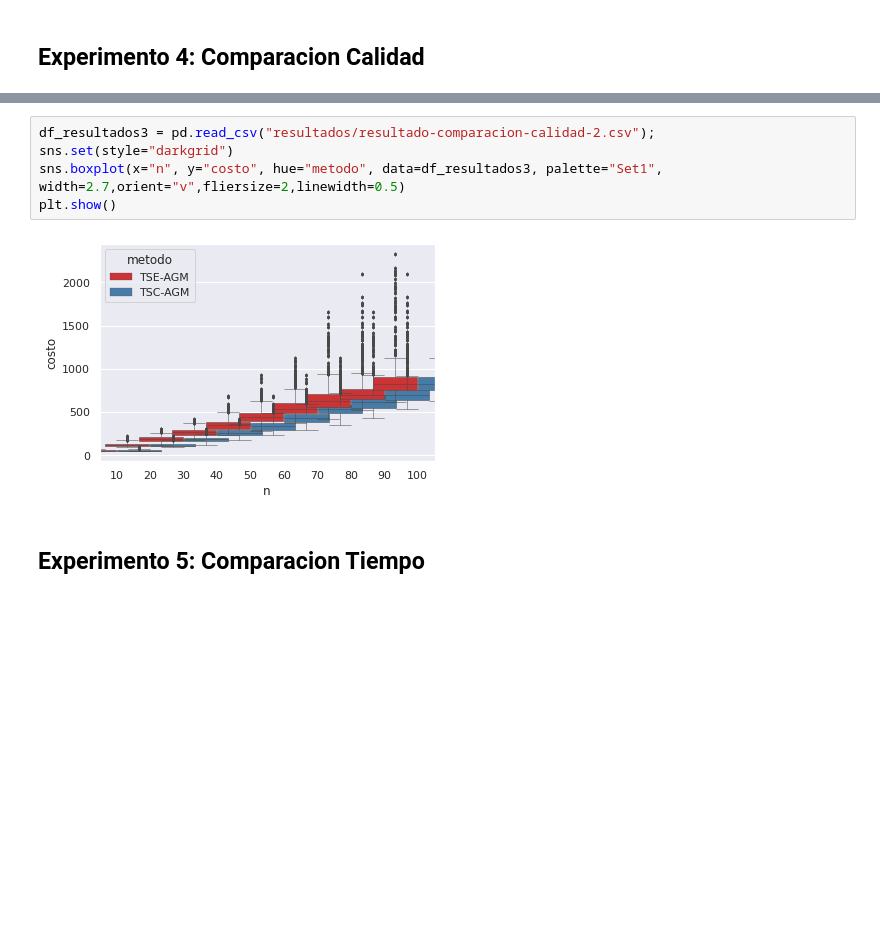
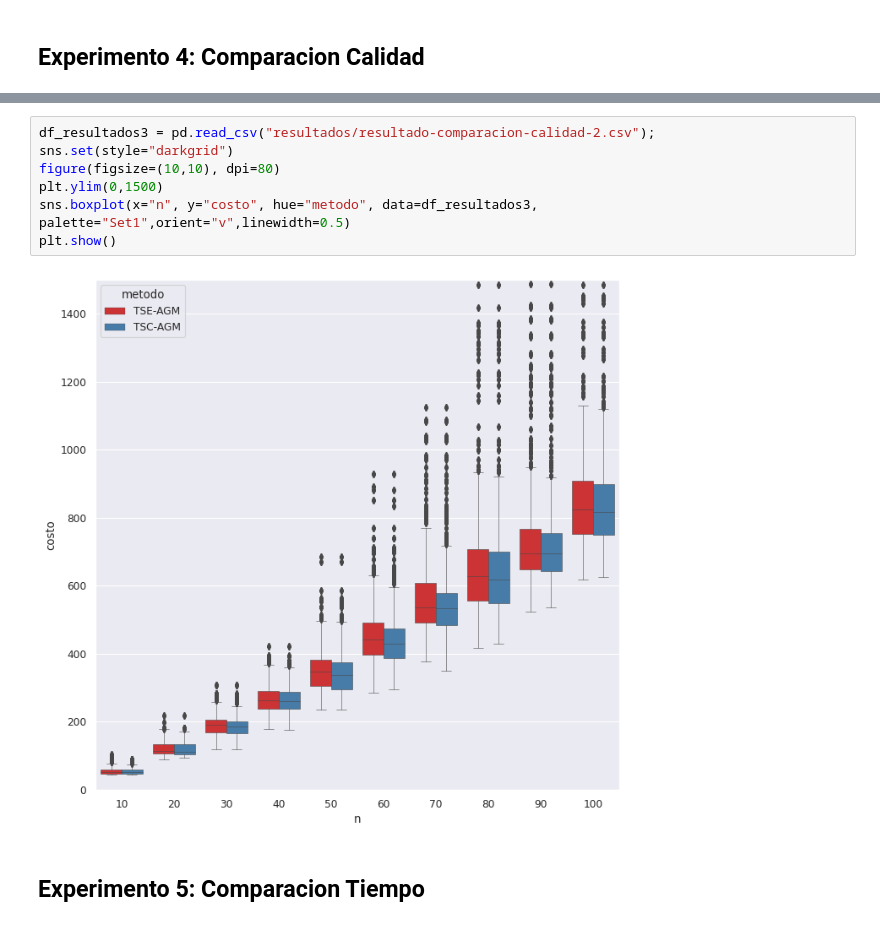
Before and after one commit to cmamani02/tp2_tspAlgo3, a Jupyter notebook: python/analisis.ipynb, the cells around one changed output, grey strips where cells are left out. Cells and saved outputs as stored; diff of their text form; blank space fills up the shorter version.

```diff
--- a/python/analisis.ipynb
+++ b/python/analisis.ipynb
@@ -123,10 +145,12 @@ plt.savefig("comparacionCalidadHeuristicas");
 # %%
 df_resultados3 = pd.read_csv("resultados/resultado-comparacion-calidad-2.csv");
 sns.set(style="darkgrid")
-sns.boxplot(x="n", y="costo", hue="metodo", data=df_resultados3, palette="Set1", width=2.7,orient="v",fliersize=2,linewidth=0.5)
+figure(figsize=(10,10), dpi=80)
+plt.ylim(0,1500)
+sns.boxplot(x="n", y="costo", hue="metodo", data=df_resultados3, palette="Set1",orient="v",linewidth=0.5)
 plt.show()
 # %% [output]
-[figure, old version]
+[figure, new version]
 # %% [markdown]
 ## Experimento 5: Comparacion Tiempo
 # %%
```
Also changed, not shown: parts of 6 cells of this notebook, 4 other files.
